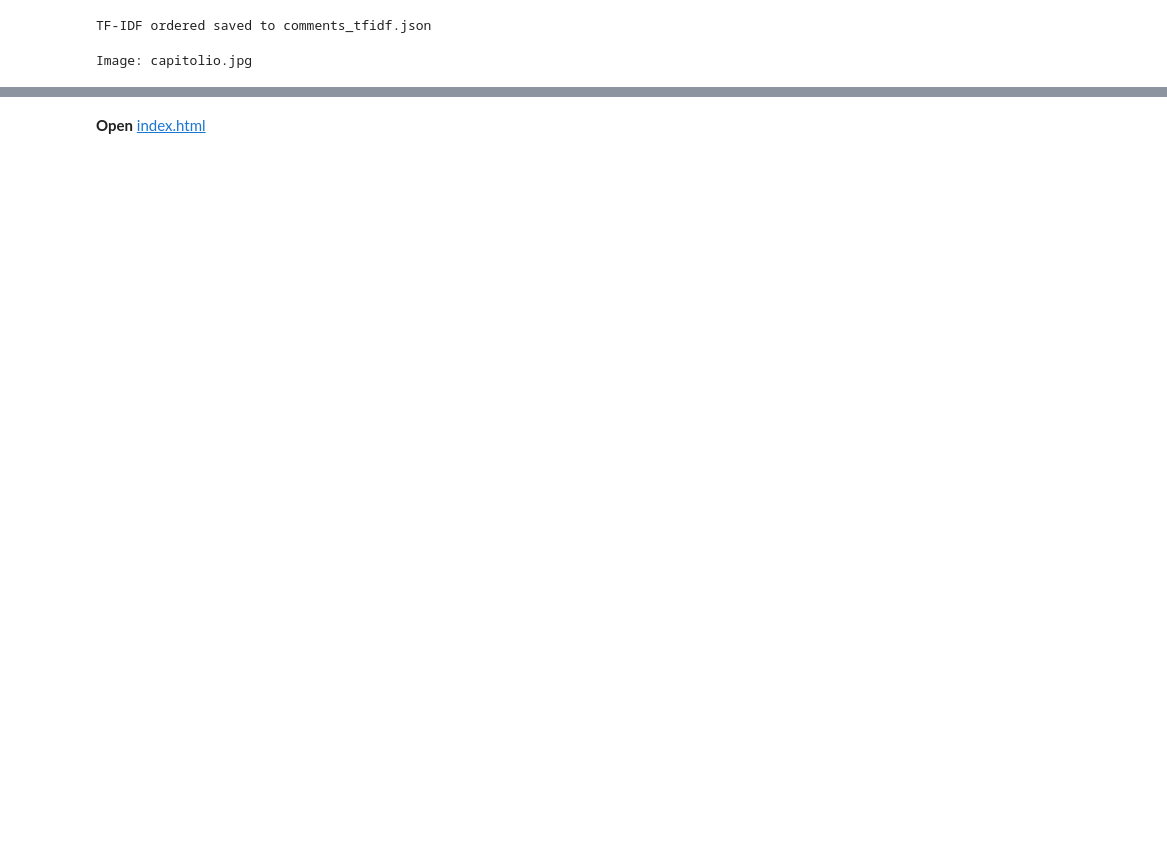
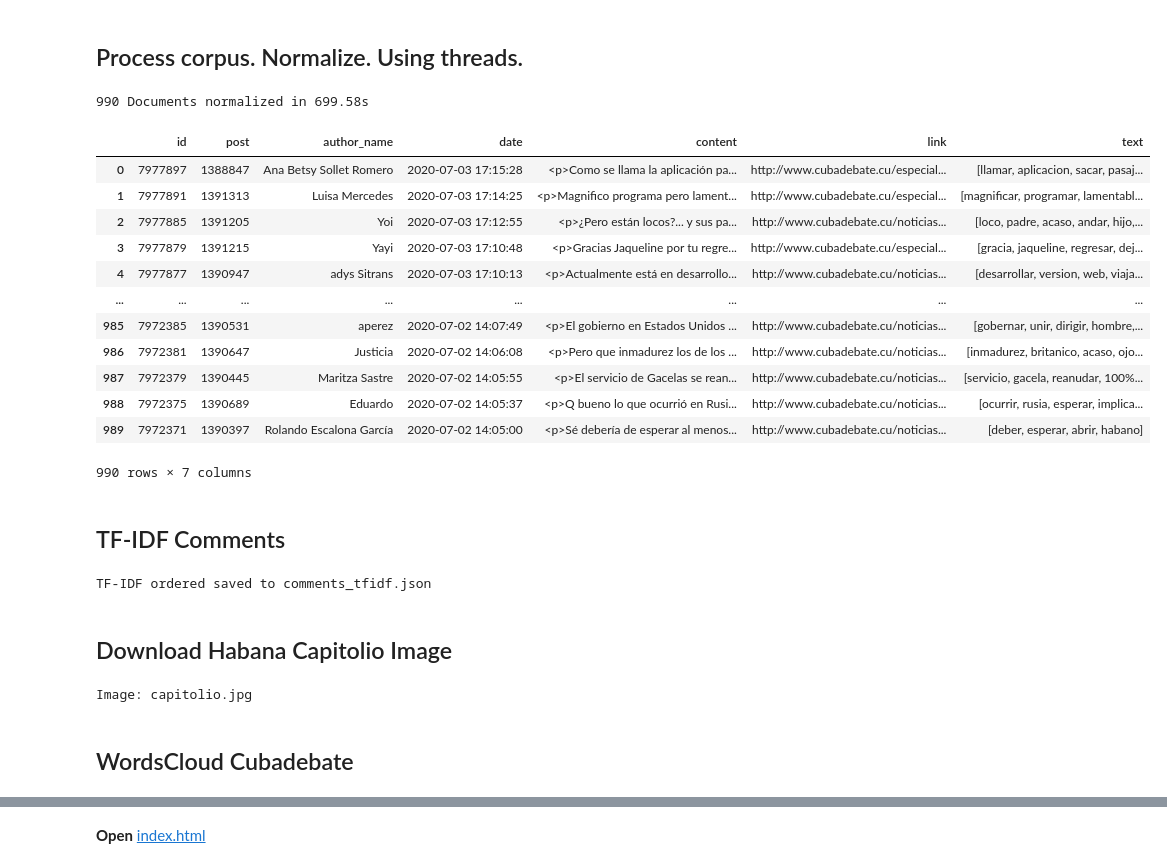
Before and after one commit to oleksis/cubadebate, a Jupyter notebook: CUBADEBATE_SPACY.ipynb, the cells around one changed output, grey strips where cells are left out. Saved outputs shown, nothing was run; the diff lists cells and outputs as text; code cells hidden in the pictures; blank space fills up the shorter version.

```diff
--- a/CUBADEBATE_SPACY.ipynb
+++ b/CUBADEBATE_SPACY.ipynb
@@ -143,8 +330,9 @@ save_elements_json("comments.dat")
 NUM_PAGES = 100
 
 _start = time.time()
-corpus = get_comments(pages=NUM_PAGES)
+df_comments = get_comments(pages=NUM_PAGES)
 _end = time.time()
-print(f"{len(corpus)} Comments downloaded in {(_end - _start):.2f}s")
-# corpus
+print(f"{len(df_comments)} Comments downloaded in {(_end - _start):.2f}s")
+# print(df_comments.info())
+df_comments
 # %% [output]
@@ -319 +359,30 @@ TF-IDF comments list
+# %% [markdown]
+## Process corpus. Normalize. Using threads.
+# %%
+# Process corpus. Normalize. Using threads
+_start = time.time()
+ddf_comments = dd.from_pandas(df_comments, chunksize=10)
+df_comments["text"] = ddf_comments["content"].apply(clean, meta=('content', 'object')).compute()
+documents_normalized = list(df_comments["text"].values)
+_end = time.time()
+print(f"{len(documents_normalized)} Documents normalized in {(_end - _start):.2f}s")
+# print(df_comments.info())
+df_comments
+# %% [output]
+990 Documents normalized in 699.58s
+|  | id | post | author_name | date | content | link | text |
+| 0 | 7977897 | 1388847 | Ana Betsy Sollet Romero | 2020-07-03 17:15:28 | <p>Como se llama la aplicación pa... | http://www.cubadebate.cu/especial... | [llamar, aplicacion, sacar, pasaj... |
+| 1 | 7977891 | 1391313 | Luisa Mercedes | 2020-07-03 17:14:25 | <p>Magnifico programa pero lament... | http://www.cubadebate.cu/especial... | [magnificar, programar, lamentabl... |
+| 2 | 7977885 | 1391205 | Yoi | 2020-07-03 17:12:55 | <p>¿Pero están locos?... y sus pa... | http://www.cubadebate.cu/noticias... | [loco, padre, acaso, andar, hijo,... |
+| 3 | 7977879 | 1391215 | Yayi | 2020-07-03 17:10:48 | <p>Gracias Jaqueline por tu regre... | http://www.cubadebate.cu/especial... | [gracia, jaqueline, regresar, dej... |
+| 4 | 7977877 | 1390947 | adys Sitrans | 2020-07-03 17:10:13 | <p>Actualmente está en desarrollo... | http://www.cubadebate.cu/noticias... | [desarrollar, version, web, viaja... |
+| ... | ... | ... | ... | ... | ... | ... | ... |
+| 985 | 7972385 | 1390531 | aperez | 2020-07-02 14:07:49 | <p>El gobierno en Estados Unidos ... | http://www.cubadebate.cu/noticias... | [gobernar, unir, dirigir, hombre,... |
+| 986 | 7972381 | 1390647 | Justicia | 2020-07-02 14:06:08 | <p>Pero que inmadurez los de los ... | http://www.cubadebate.cu/noticias... | [inmadurez, britanico, acaso, ojo... |
+| 987 | 7972379 | 1390445 | Maritza Sastre | 2020-07-02 14:05:55 | <p>El servicio de Gacelas se rean... | http://www.cubadebate.cu/noticias... | [servicio, gacela, reanudar, 100%... |
+| 988 | 7972375 | 1390689 | Eduardo | 2020-07-02 14:05:37 | <p>Q bueno lo que ocurrió en Rusi... | http://www.cubadebate.cu/noticias... | [ocurrir, rusia, esperar, implica... |
+| 989 | 7972371 | 1390397 | Rolando Escalona García | 2020-07-02 14:05:00 | <p>Sé debería de esperar al menos... | http://www.cubadebate.cu/noticias... | [deber, esperar, abrir, habano] |
+990 rows × 7 columns
+# %% [markdown]
+## TF-IDF Comments
 # %%
@@ -357,6 +425,8 @@ with open("comments_tfidf.json", "w") as file_json:
 print("TF-IDF ordered saved to comments_tfidf.json")
 # %% [output]
 TF-IDF ordered saved to comments_tfidf.json
+# %% [markdown]
+## Download Habana Capitolio Image
 # %%
 # Capitolio Habana
 IMG_CAPITOLIO = os.getenv("IMG_CAPITOLIO") or "capitolio.jpg"
@@ -383,6 +453,8 @@ else:
     print(f"Image: {image_downloaded}")
 # %% [output]
 Image: capitolio.jpg
+# %% [markdown]
+## WordsCloud Cubadebate
 # %%
 import matplotlib.pyplot as plt
 %matplotlib inline
```
Also changed, not shown: parts of 12 cells of this notebook, 15 other files.
